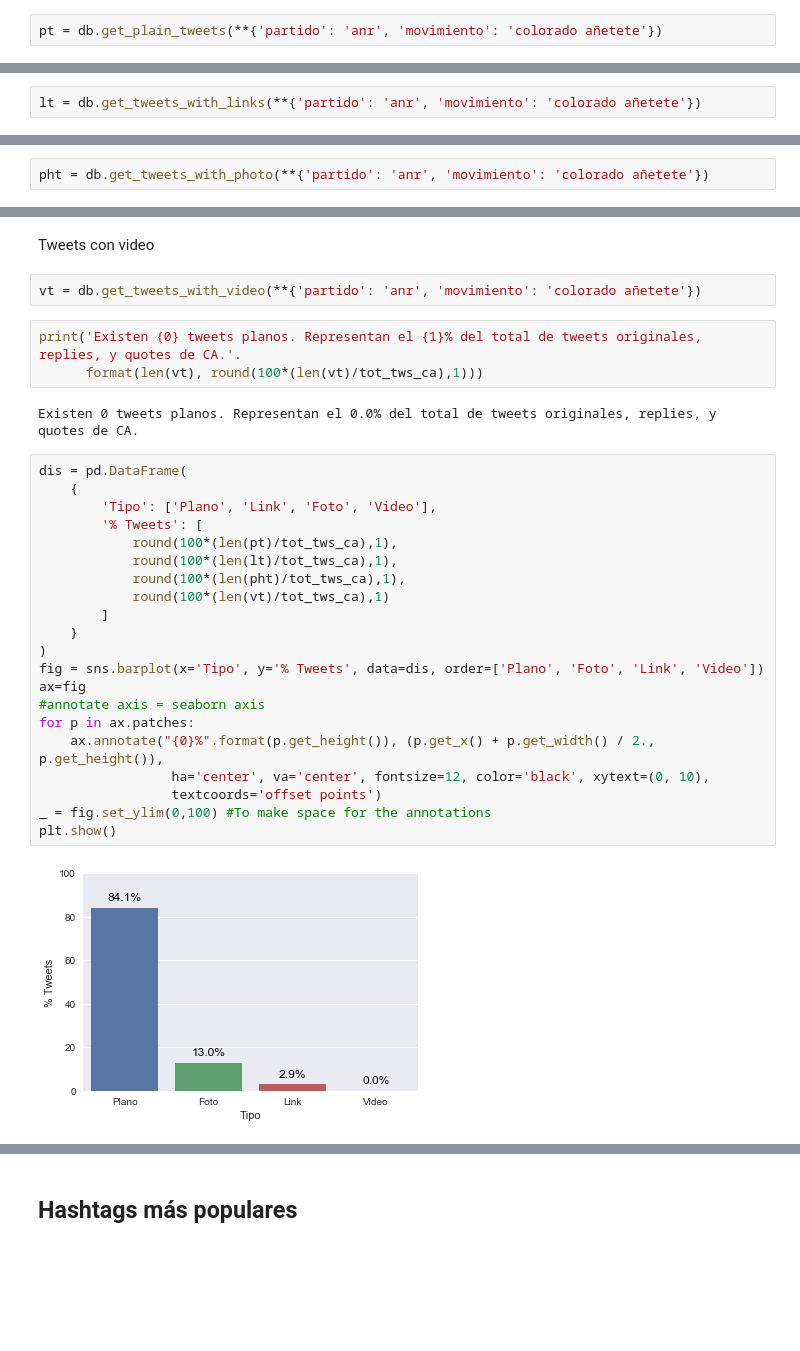
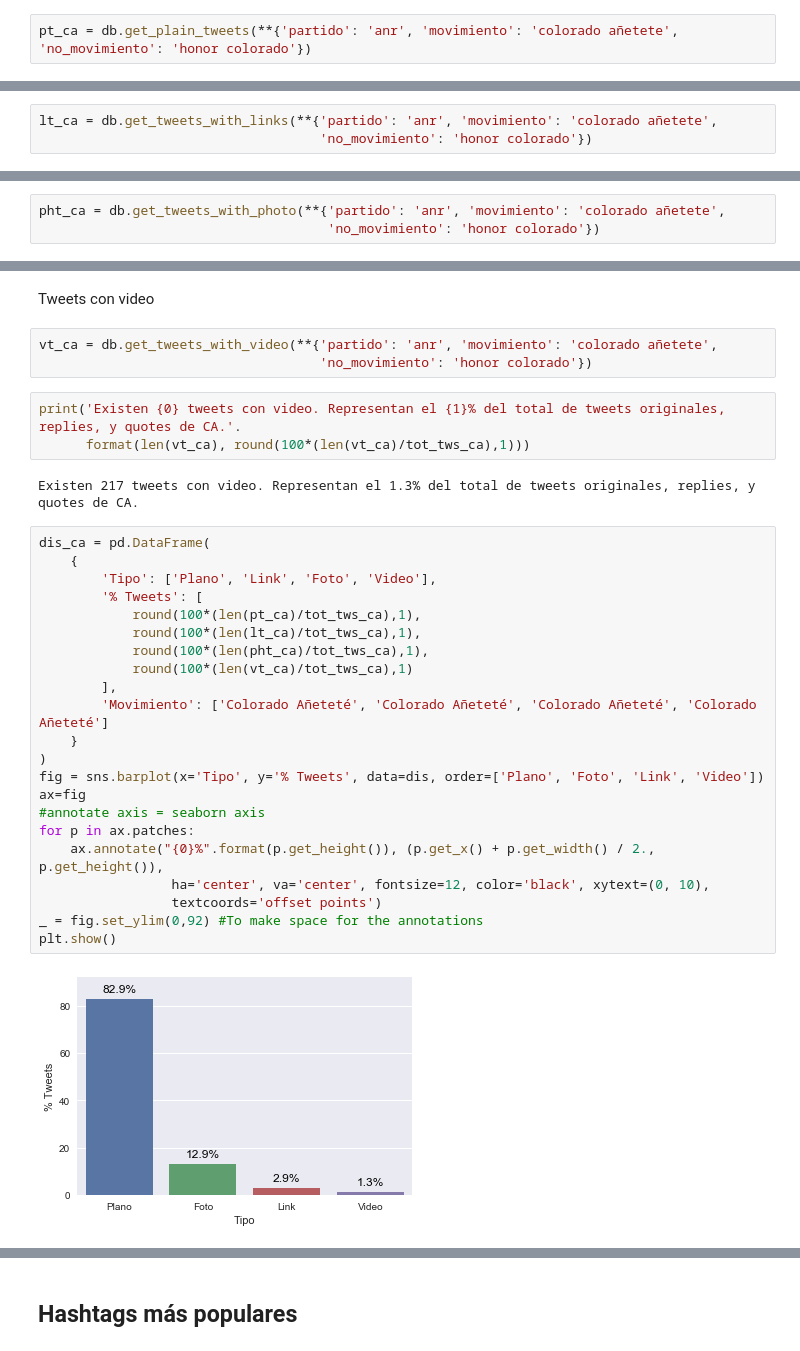
Before and after one commit to ParticipaPY/politic-bots, a Jupyter notebook: reports/notebooks/bots_politicos_internas_anr_2017.ipynb, the cells around one changed output, grey strips where cells are left out. Drawn from its saved outputs; the diff is of its cells as text; blank space fills up the shorter version.

```diff
--- a/reports/notebooks/bots_politicos_internas_anr_2017.ipynb
+++ b/reports/notebooks/bots_politicos_internas_anr_2017.ipynb
@@ -1138,6 +1217,6 @@ tot_tws_ca = len(original_tweets_ca) + len(replies_ca) + len(quotes_ca)
 # %% [markdown]
 Solo texto sin links, fotos, o videos.
 # %%
-pt = db.get_plain_tweets(**{'partido': 'anr', 'movimiento': 'colorado añetete'})
+pt_ca = db.get_plain_tweets(**{'partido': 'anr', 'movimiento': 'colorado añetete', 'no_movimiento': 'honor colorado'})
 # %%
 print('Existen {0} tweets planos. Representan el {1}% del total de tweets originales, replies, y quotes de CA.'.
@@ -1149,6 +1228,7 @@ Existen 18040 tweets planos. Representan el 84.1% del total de tweets originales
 # %% [markdown]
 Tweets con links
 # %%
-lt = db.get_tweets_with_links(**{'partido': 'anr', 'movimiento': 'colorado añetete'})
+lt_ca = db.get_tweets_with_links(**{'partido': 'anr', 'movimiento': 'colorado añetete',
+                                    'no_movimiento': 'honor colorado'})
 # %%
 print('Existen {0} tweets con links. Representan el {1}% del total de tweets originales, replies, y quotes de CA.'.
@@ -1181,6 +1287,7 @@ domains_freq[:10]
 # %% [markdown]
 Tweets con fotos
 # %%
-pht = db.get_tweets_with_photo(**{'partido': 'anr', 'movimiento': 'colorado añetete'})
+pht_ca = db.get_tweets_with_photo(**{'partido': 'anr', 'movimiento': 'colorado añetete',
+                                     'no_movimiento': 'honor colorado'})
 # %%
 print('Existen {0} tweets con fotos. Representan el {1}% del total de tweets originales, replies, y quotes de CA.'.
@@ -1192,32 +1299,34 @@ Existen 2791 tweets con fotos. Representan el 13.0% del total de tweets original
 # %% [markdown]
 Tweets con video
 # %%
-vt = db.get_tweets_with_video(**{'partido': 'anr', 'movimiento': 'colorado añetete'})
+vt_ca = db.get_tweets_with_video(**{'partido': 'anr', 'movimiento': 'colorado añetete',
+                                    'no_movimiento': 'honor colorado'})
 # %%
-print('Existen {0} tweets planos. Representan el {1}% del total de tweets originales, replies, y quotes de CA.'.
-      format(len(vt), round(100*(len(vt)/tot_tws_ca),1)))
+print('Existen {0} tweets con video. Representan el {1}% del total de tweets originales, replies, y quotes de CA.'.
+      format(len(vt_ca), round(100*(len(vt_ca)/tot_tws_ca),1)))
 # %% [output]
-Existen 0 tweets planos. Representan el 0.0% del total de tweets originales, replies, y quotes de CA.
+Existen 217 tweets con video. Representan el 1.3% del total de tweets originales, replies, y quotes de CA.
 # %%
-dis = pd.DataFrame(
+dis_ca = pd.DataFrame(
     {
         'Tipo': ['Plano', 'Link', 'Foto', 'Video'],
         '% Tweets': [
-            round(100*(len(pt)/tot_tws_ca),1),
-            round(100*(len(lt)/tot_tws_ca),1),
-            round(100*(len(pht)/tot_tws_ca),1),
-            round(100*(len(vt)/tot_tws_ca),1)
-        ]
+            round(100*(len(pt_ca)/tot_tws_ca),1),
+            round(100*(len(lt_ca)/tot_tws_ca),1),
+            round(100*(len(pht_ca)/tot_tws_ca),1),
+            round(100*(len(vt_ca)/tot_tws_ca),1)
+        ],
+        'Movimiento': ['Colorado Añeteté', 'Colorado Añeteté', 'Colorado Añeteté', 'Colorado Añeteté']
     }
 )
 fig = sns.barplot(x='Tipo', y='% Tweets', data=dis, order=['Plano', 'Foto', 'Link', 'Video'])
 ax=fig
 #annotate axis = seaborn axis
 for p in ax.patches:
     ax.annotate("{0}%".format(p.get_height()), (p.get_x() + p.get_width() / 2., p.get_height()),
                  ha='center', va='center', fontsize=12, color='black', xytext=(0, 10),
                  textcoords='offset points')
-_ = fig.set_ylim(0,100) #To make space for the annotations
+_ = fig.set_ylim(0,92) #To make space for the annotations
 plt.show()
 # %% [output]
-[figure, old version]
+[figure, new version]
```
Also changed, not shown: parts of 74 cells of this notebook.
